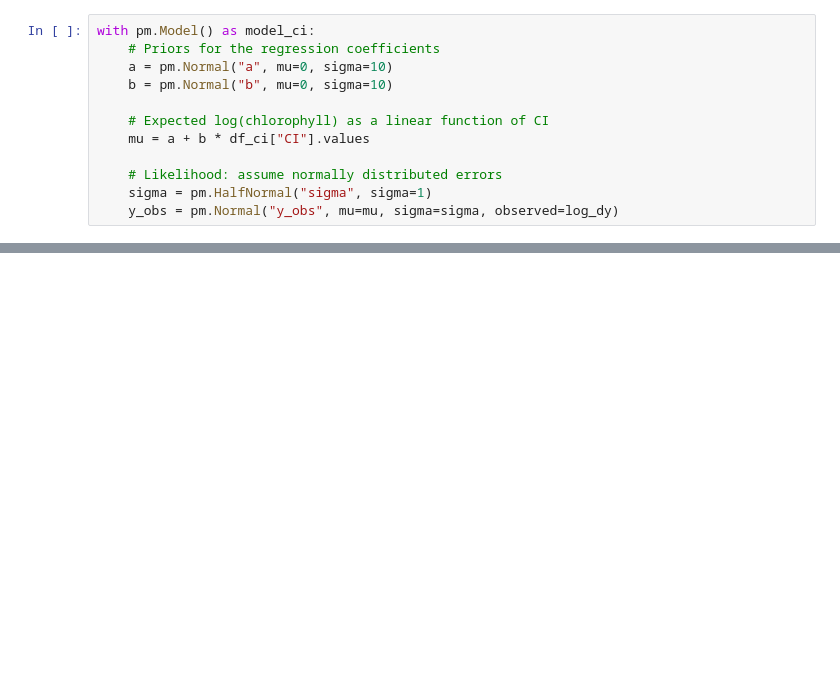
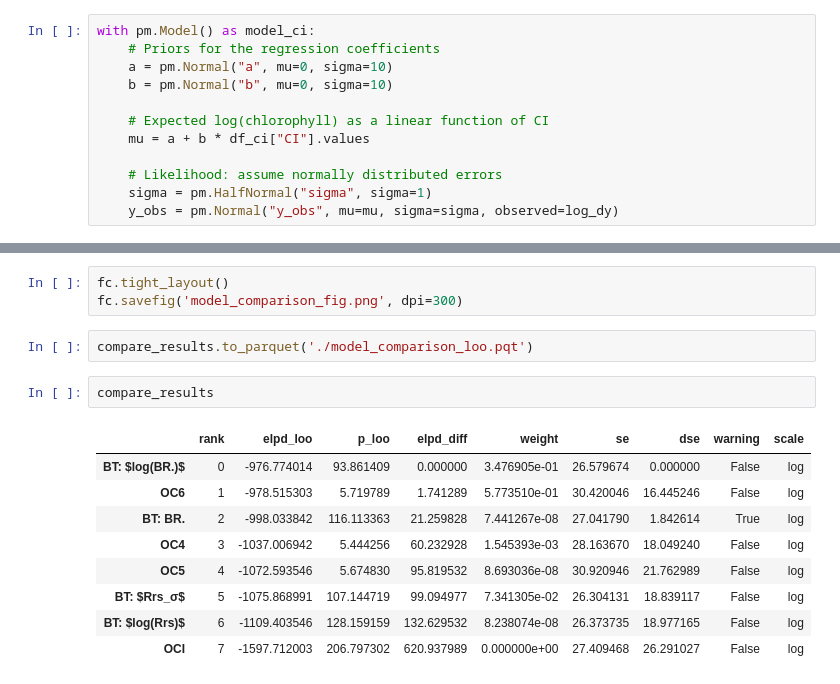
Before and after one commit to erdemkarakoylu/bayesian_chl, a Jupyter notebook: 01_bart.ipynb, the cells around one changed output, grey strips where cells are left out. Cells and saved outputs as stored; diff of their text form; blank space fills up the shorter version.

```diff
--- a/01_bart.ipynb
+++ b/01_bart.ipynb
@@ -574,0 +844,17 @@ fc = pp.gcf()
+# %%
+fc.tight_layout()
+fc.savefig('model_comparison_fig.png', dpi=300)
+# %%
+compare_results.to_parquet('./model_comparison_loo.pqt')
+# %%
+compare_results
+# %% [output]
+|  | rank | elpd_loo | p_loo | elpd_diff | weight | se | dse | warning | scale |
+| BT: $log(BR.)$ | 0 | -976.774014 | 93.861409 | 0.000000 | 3.476905e-01 | 26.579674 | 0.000000 | False | log |
+| OC6 | 1 | -978.515303 | 5.719789 | 1.741289 | 5.773510e-01 | 30.420046 | 16.445246 | False | log |
+| BT: BR. | 2 | -998.033842 | 116.113363 | 21.259828 | 7.441267e-08 | 27.041790 | 1.842614 | True | log |
+| OC4 | 3 | -1037.006942 | 5.444256 | 60.232928 | 1.545393e-03 | 28.163670 | 18.049240 | False | log |
+| OC5 | 4 | -1072.593546 | 5.674830 | 95.819532 | 8.693036e-08 | 30.920946 | 21.762989 | False | log |
+| BT: $Rrs_σ$ | 5 | -1075.868991 | 107.144719 | 99.094977 | 7.341305e-02 | 26.304131 | 18.839117 | False | log |
+| BT: $log(Rrs)$ | 6 | -1109.403546 | 128.159159 | 132.629532 | 8.238074e-08 | 26.373735 | 18.977165 | False | log |
+| OCI | 7 | -1597.712003 | 206.797302 | 620.937989 | 0.000000e+00 | 27.409468 | 26.291027 | False | log |
```
Also changed, not shown: parts of 33 cells of this notebook, 26 other files.
